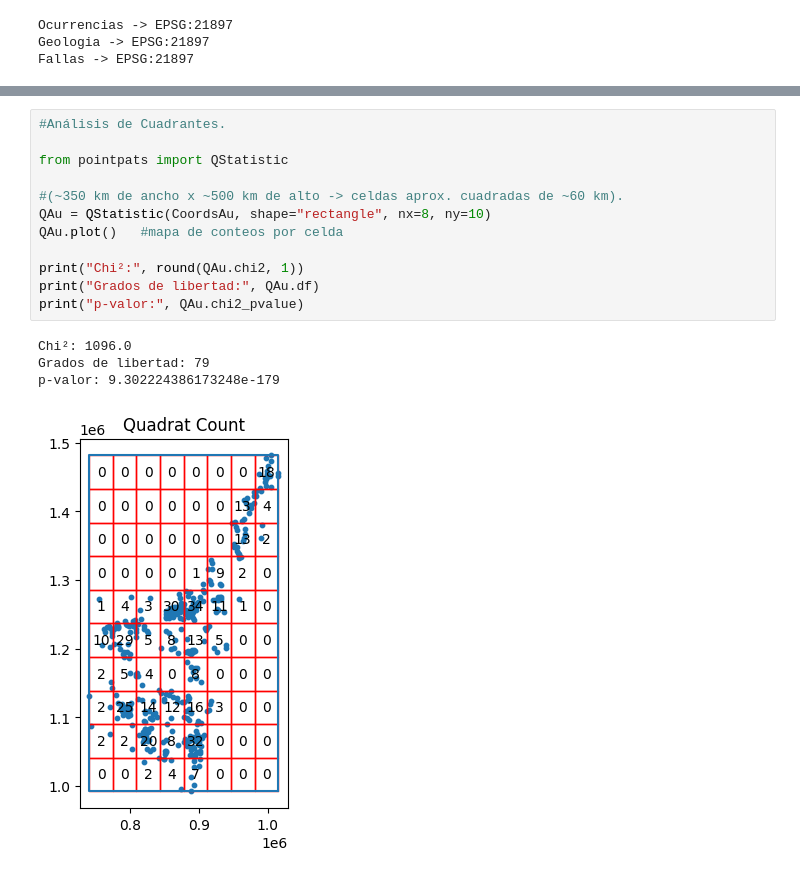
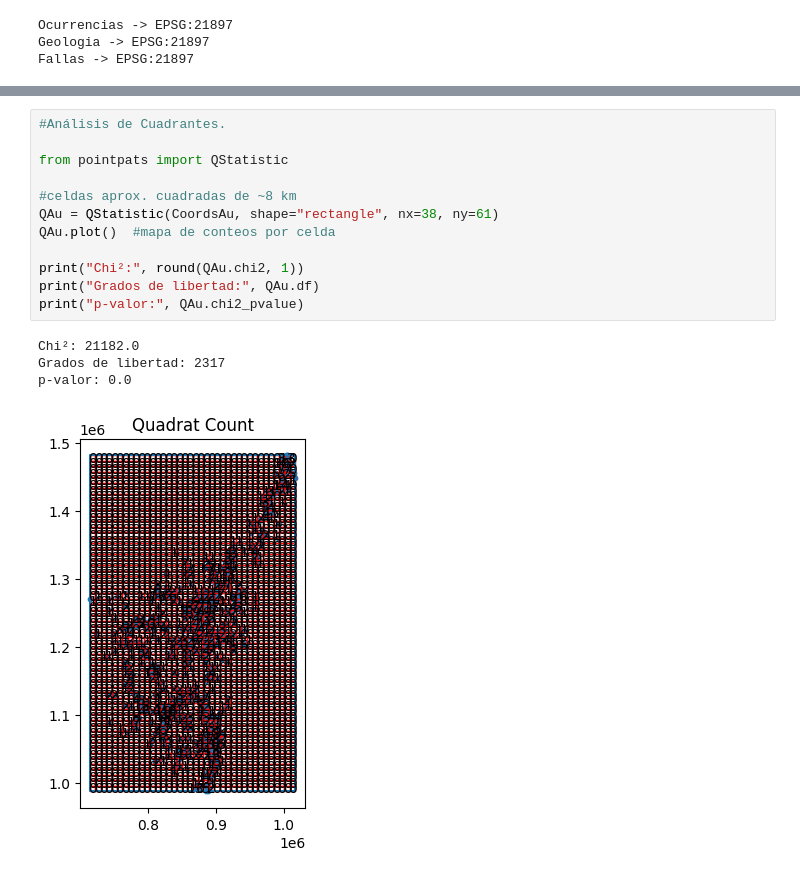
Before and after one commit to mfcadavidd1010/AnalisisGeoespacial_2026, a Jupyter notebook: OcurrenciasMinerales.ipynb, the cells around one changed output, grey strips where cells are left out. Saved outputs shown, nothing was run; the diff lists cells and outputs as text.

```diff
--- a/OcurrenciasMinerales.ipynb
+++ b/OcurrenciasMinerales.ipynb
@@ -202,20 +200,20 @@ ax.legend(); plt.show()
 # %%
 #Análisis de Cuadrantes.
 
 from pointpats import QStatistic
 
-#(~350 km de ancho x ~500 km de alto -> celdas aprox. cuadradas de ~60 km).
-QAu = QStatistic(CoordsAu, shape="rectangle", nx=8, ny=10)
-QAu.plot()   #mapa de conteos por celda
+#celdas aprox. cuadradas de ~8 km
+QAu = QStatistic(CoordsAu, shape="rectangle", nx=38, ny=61)
+QAu.plot()  #mapa de conteos por celda
 
 print("Chi²:", round(QAu.chi2, 1))
 print("Grados de libertad:", QAu.df)
 print("p-valor:", QAu.chi2_pvalue)
 # %% [output]
-Chi²: 1096.0
-Grados de libertad: 79
-p-valor: 9.302224386173248e-179
+Chi²: 21182.0
+Grados de libertad: 2317
+p-valor: 0.0
-[figure, old version]
+[figure, new version]
 # %%
 from pointpats import l_test
 
```
Also changed, not shown: parts of 40 cells of this notebook, 8 other files.
